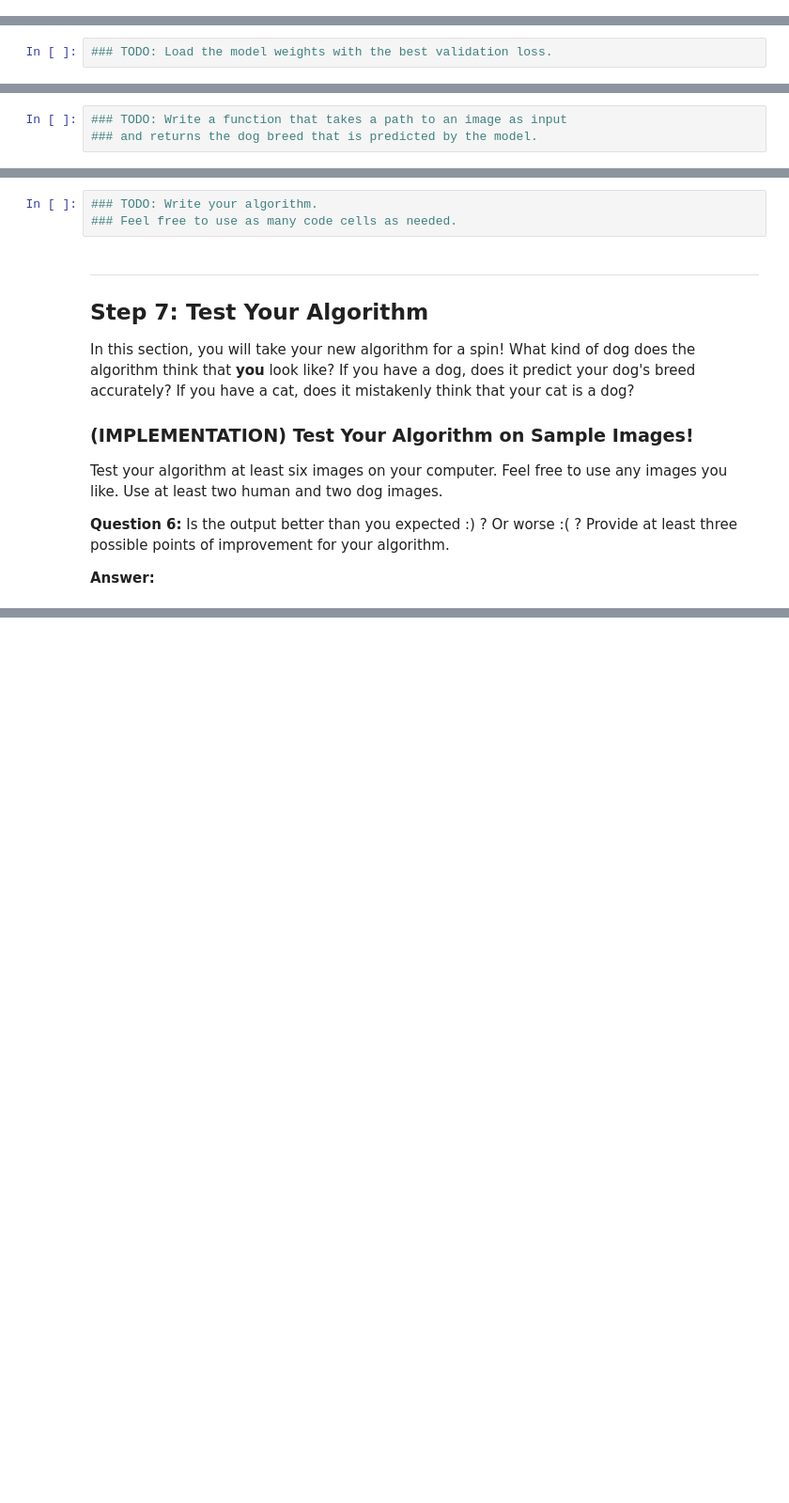
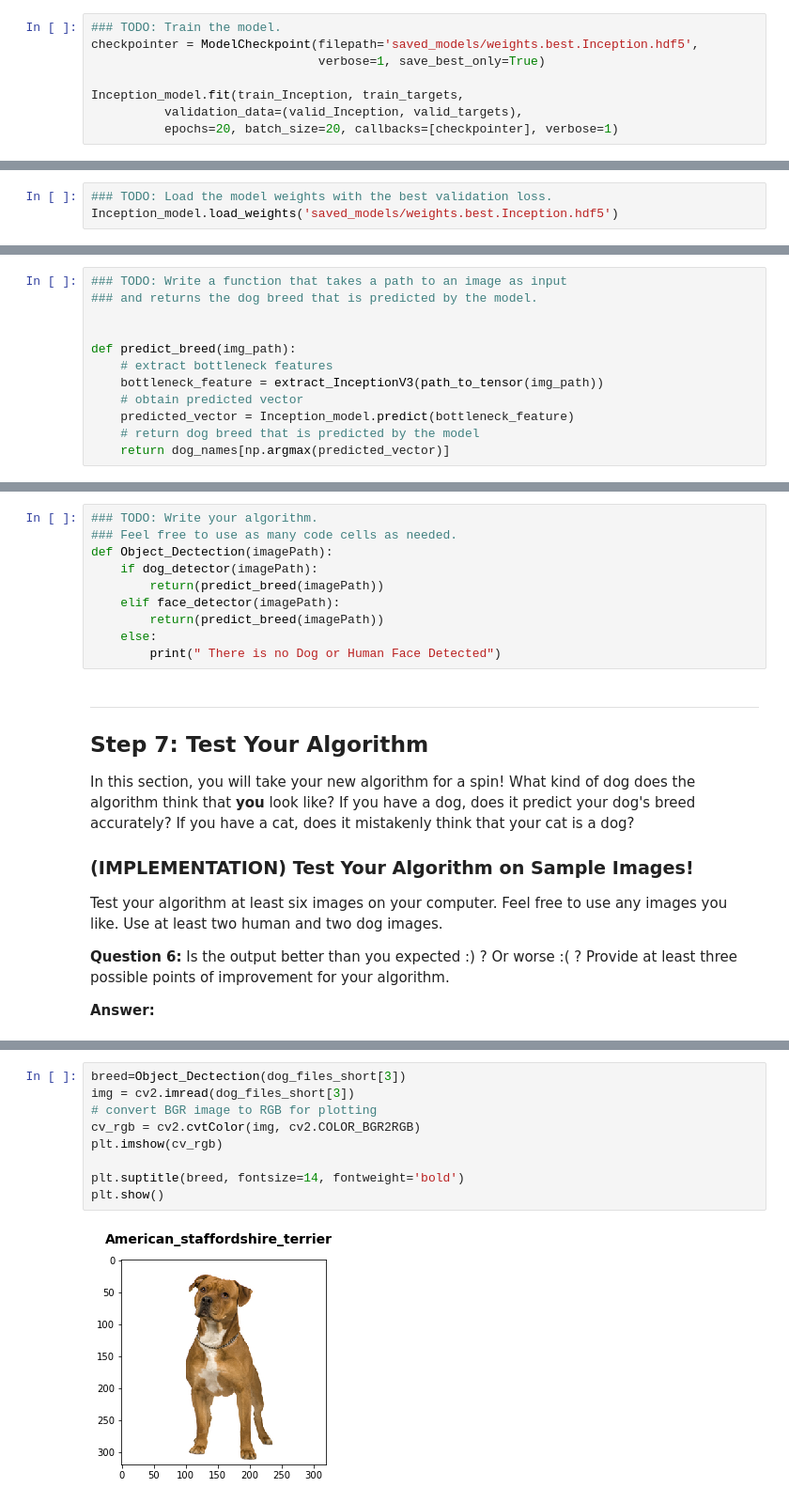
Before and after one commit to jve2kor/machine-learning-nanodegree, a Jupyter notebook: projects/dog_app.ipynb, the cells around one changed output, grey strips where cells are left out. Shown at 94% size. Cells and saved outputs as stored; diff of their text form; blank space fills up the shorter version.

```diff
--- a/projects/dog_app.ipynb
+++ b/projects/dog_app.ipynb
@@ -607,0 +628,8 @@ You are welcome to [augment the training data](https://blog.keras.io/building-po
+# %%
+### TODO: Train the model.
+checkpointer = ModelCheckpoint(filepath='saved_models/weights.best.Inception.hdf5',
+                               verbose=1, save_best_only=True)
+
+Inception_model.fit(train_Inception, train_targets,
+          validation_data=(valid_Inception, valid_targets),
+          epochs=20, batch_size=20, callbacks=[checkpointer], verbose=1)
@@ -609,6 +656,7 @@ You are welcome to [augment the training data](https://blog.keras.io/building-po
 ### (IMPLEMENTATION) Load the Model with the Best Validation Loss
 # %%
 ### TODO: Load the model weights with the best validation loss.
+Inception_model.load_weights('saved_models/weights.best.Inception.hdf5')
 # %% [markdown]
 ### (IMPLEMENTATION) Test the Model
 
@@ -633,6 +689,15 @@ where `{network}`, in the above filename, should be one of `VGG19`, `Resnet50`,
 # %%
 ### TODO: Write a function that takes a path to an image as input
 ### and returns the dog breed that is predicted by the model.
+
+
+def predict_breed(img_path):
+    # extract bottleneck features
+    bottleneck_feature = extract_InceptionV3(path_to_tensor(img_path))
+    # obtain predicted vector
+    predicted_vector = Inception_model.predict(bottleneck_feature)
+    # return dog breed that is predicted by the model
+    return dog_names[np.argmax(predicted_vector)]
 # %% [markdown]
 ---
 <a id='step6'></a>
@@ -654,6 +719,13 @@ Some sample output for our algorithm is provided below, but feel free to design
 # %%
 ### TODO: Write your algorithm.
 ### Feel free to use as many code cells as needed.
+def Object_Dectection(imagePath):
+    if dog_detector(imagePath):
+        return(predict_breed(imagePath))
+    elif face_detector(imagePath):
+        return(predict_breed(imagePath))
+    else:
+        print(" There is no Dog or Human Face Detected")
 # %% [markdown]
 ---
 <a id='step7'></a>
@@ -674,0 +755,11 @@ __Answer:__
+# %%
+breed=Object_Dectection(dog_files_short[3])
+img = cv2.imread(dog_files_short[3])
+# convert BGR image to RGB for plotting
+cv_rgb = cv2.cvtColor(img, cv2.COLOR_BGR2RGB)
+plt.imshow(cv_rgb)
+
+plt.suptitle(breed, fontsize=14, fontweight='bold')
+plt.show()
+# %% [output]
+[figure, added]
```
Also changed, not shown: parts of 15 cells of this notebook.
